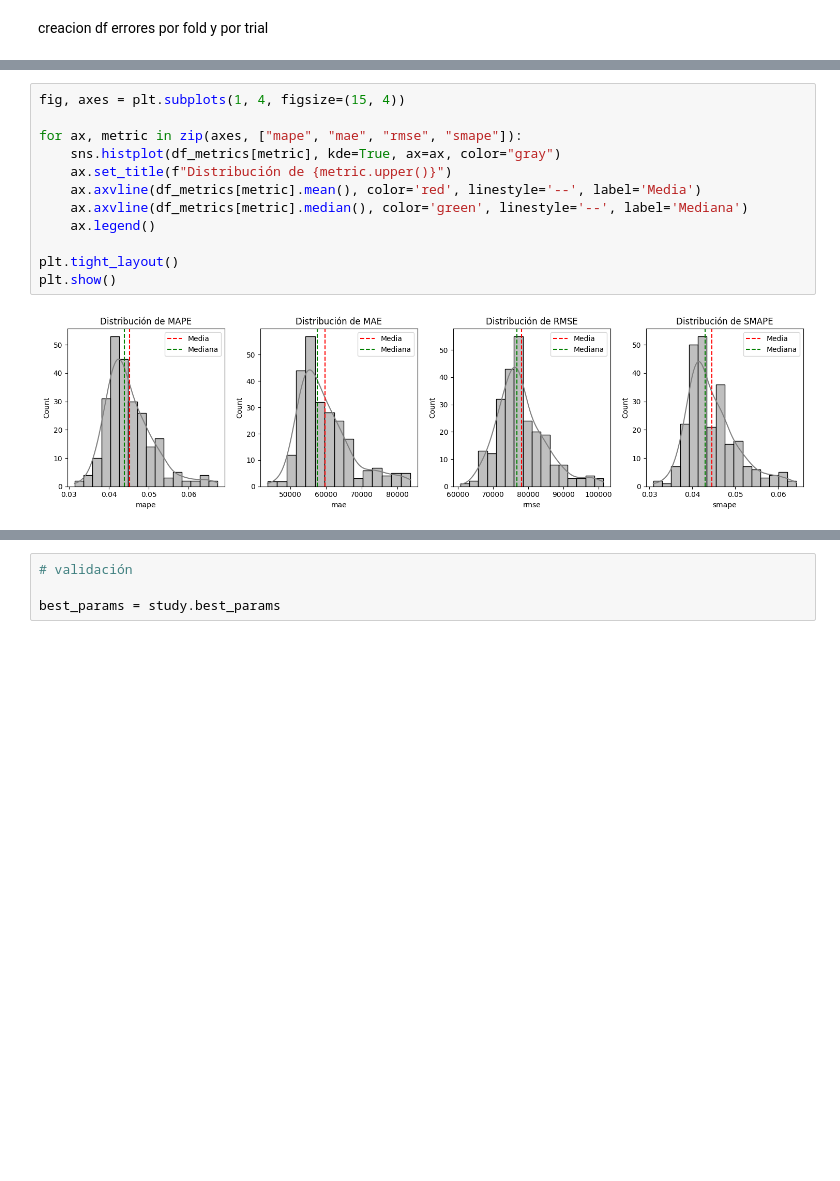
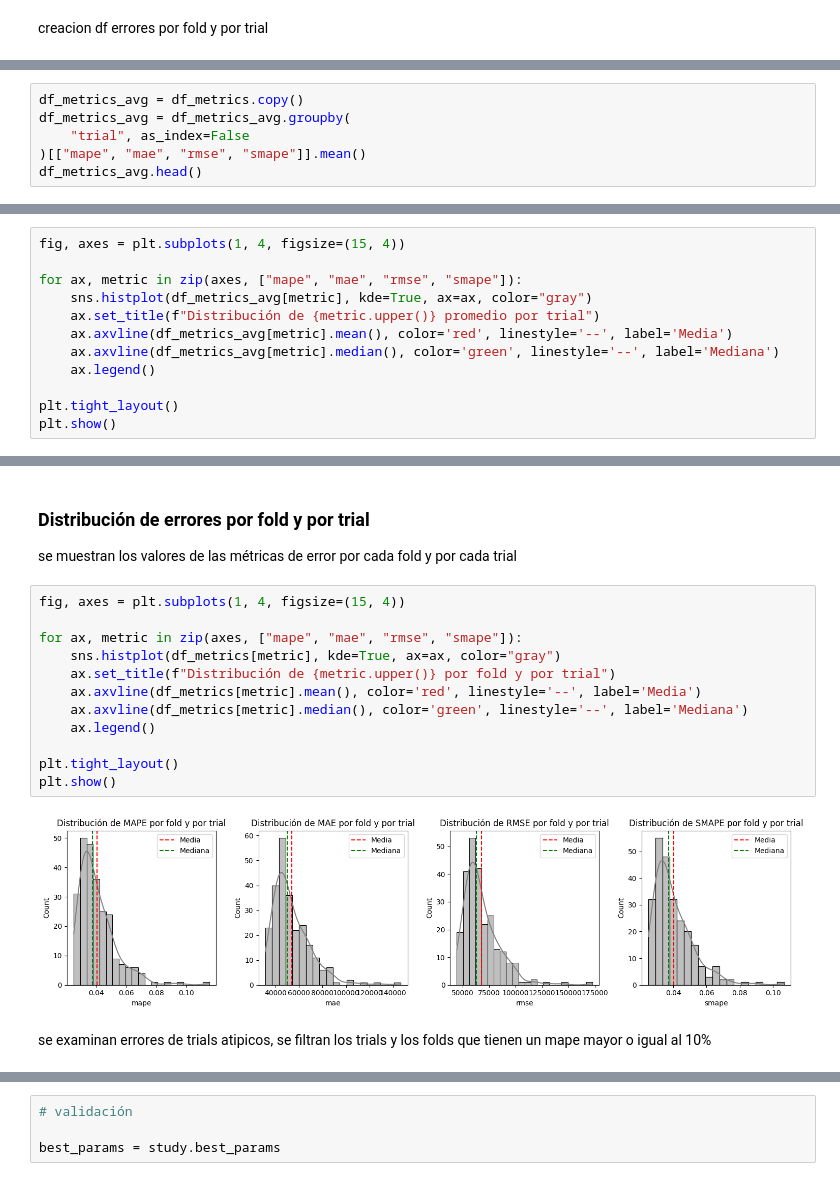
Before and after one commit to JuanDavidPiedrahitaLopez/energy_demand_forecasting_models, a Jupyter notebook: models/notebooks/Energy/RNN_Demanda.ipynb, the cells around one changed output, grey strips where cells are left out. Drawn from its saved outputs; the diff is of its cells as text; blank space fills up the shorter version.

```diff
--- a/models/notebooks/Energy/RNN_Demanda.ipynb
+++ b/models/notebooks/Energy/RNN_Demanda.ipynb
@@ -673,0 +708,6 @@ df_stats[["mape", "mae", "rmse", "smape"]]
+# %%
+df_metrics_avg = df_metrics.copy()
+df_metrics_avg = df_metrics_avg.groupby(
+    "trial", as_index=False
+)[["mape", "mae", "rmse", "smape"]].mean()
+df_metrics_avg.head()
@@ -673,0 +721,12 @@ df_stats[["mape", "mae", "rmse", "smape"]]
+# %%
+fig, axes = plt.subplots(1, 4, figsize=(15, 4))
+
+for ax, metric in zip(axes, ["mape", "mae", "rmse", "smape"]):
+    sns.histplot(df_metrics_avg[metric], kde=True, ax=ax, color="gray")
+    ax.set_title(f"Distribución de {metric.upper()} promedio por trial")
+    ax.axvline(df_metrics_avg[metric].mean(), color='red', linestyle='--', label='Media')
+    ax.axvline(df_metrics_avg[metric].median(), color='green', linestyle='--', label='Mediana')
+    ax.legend()
+
+plt.tight_layout()
+plt.show()
@@ -674,14 +735,19 @@ df_stats[["mape", "mae", "rmse", "smape"]]
+# %% [markdown]
+### Distribución de errores por fold y por trial
+se muestran los valores de las métricas de error por cada fold y por cada trial
 # %%
 fig, axes = plt.subplots(1, 4, figsize=(15, 4))
 
 for ax, metric in zip(axes, ["mape", "mae", "rmse", "smape"]):
     sns.histplot(df_metrics[metric], kde=True, ax=ax, color="gray")
-    ax.set_title(f"Distribución de {metric.upper()}")
+    ax.set_title(f"Distribución de {metric.upper()} por fold y por trial")
     ax.axvline(df_metrics[metric].mean(), color='red', linestyle='--', label='Media')
     ax.axvline(df_metrics[metric].median(), color='green', linestyle='--', label='Mediana')
     ax.legend()
 
 plt.tight_layout()
 plt.show()
 # %% [output]
-[figure, old version]
+[figure, new version]
+# %% [markdown]
+se examinan errores de trials atipicos, se filtran los trials y los folds que tienen un mape mayor o igual al 10%
```
Also changed, not shown: parts of 40 cells of this notebook, 8 other files.
